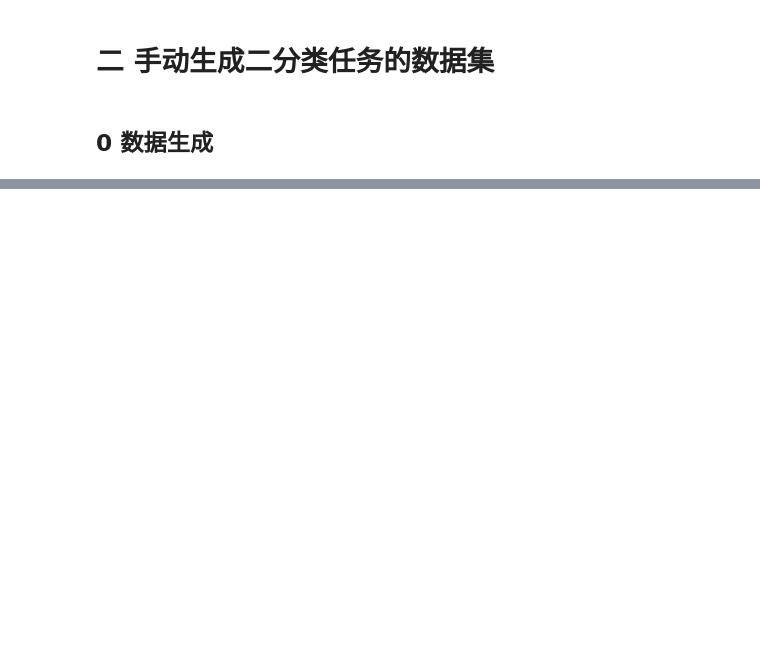
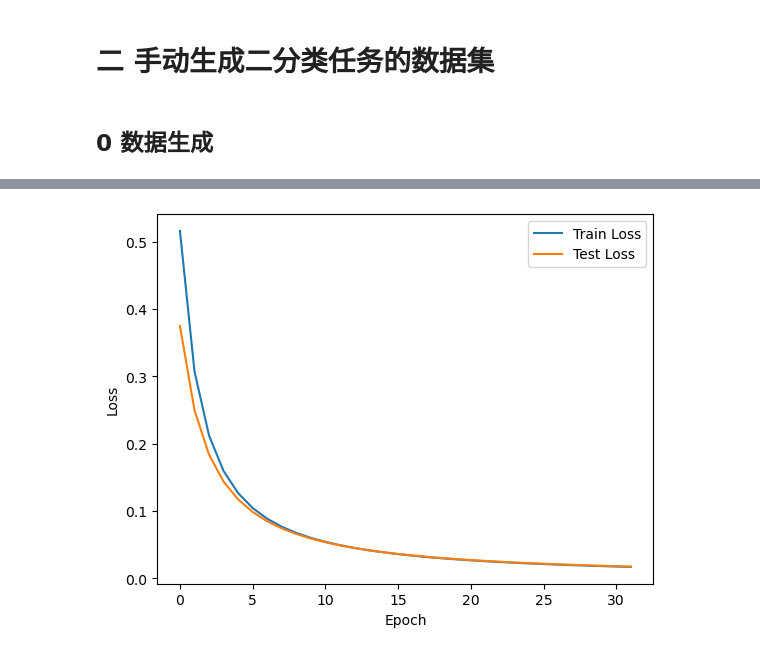
Before and after one commit to qingshanblue/DeepLearning, a Jupyter notebook: experiment2/sy2-2_MLP-BCC.ipynb, the cells around one changed output, grey strips where cells are left out. Saved outputs shown, nothing was run; the diff lists cells and outputs as text; code cells hidden in the pictures; blank space fills up the shorter version.

```diff
--- a/experiment2/sy2-2_MLP-BCC.ipynb
+++ b/experiment2/sy2-2_MLP-BCC.ipynb
@@ -51,0 +265,17 @@ def test_iter(batch_size, features=X_test, labels=y_test):
+# %%
+def eval_loss_fn(net, loss, test_iter, batch_size, device):
+    net.eval()
+    with torch.no_grad():
+        n_total = 0
+        total_loss = 0
+        for X_batch, y_batch in test_iter(batch_size):
+            X_batch, y_batch = X_batch.to(device), y_batch.to(device)
+
+            y_hat = net(X_batch)
+            loss_val = loss.calc(y_hat, y_batch)
+
+            n_total += len(y_batch)
+            total_loss += loss_val.item() * len(y_batch)
+        avg_loss = total_loss / n_total
+    net.train()
+    return avg_loss
@@ -51,0 +319,28 @@ def test_iter(batch_size, features=X_test, labels=y_test):
+# %%
+lr = 0.03
+num_epochs = 32
+batch_size = 1024
+devc = torch.device("cuda" if torch.cuda.is_available() else "cpu")
+net = Net(p, h, 1, devc)
+loss = Loss()
+optimizer = Optimizer(net.parameters(), lr)
+
+train_loss_list, test_loss_list = train(
+    num_epochs,
+    batch_size,
+    net,
+    loss,
+    optimizer,
+    train_iter,
+    test_iter,
+    eval_loss_fn,
+    devc
+)
+
+plt.plot(train_loss_list, label="Train Loss")
+plt.plot(test_loss_list, label="Test Loss")
+plt.xlabel("Epoch")
+plt.ylabel("Loss")
+plt.legend()
+plt.show()
+# %% [output]
@@ -51,0 +364 @@ def test_iter(batch_size, features=X_test, labels=y_test):
+[figure, added]
```
Also changed, not shown: parts of 15 cells of this notebook, 2 other files.
